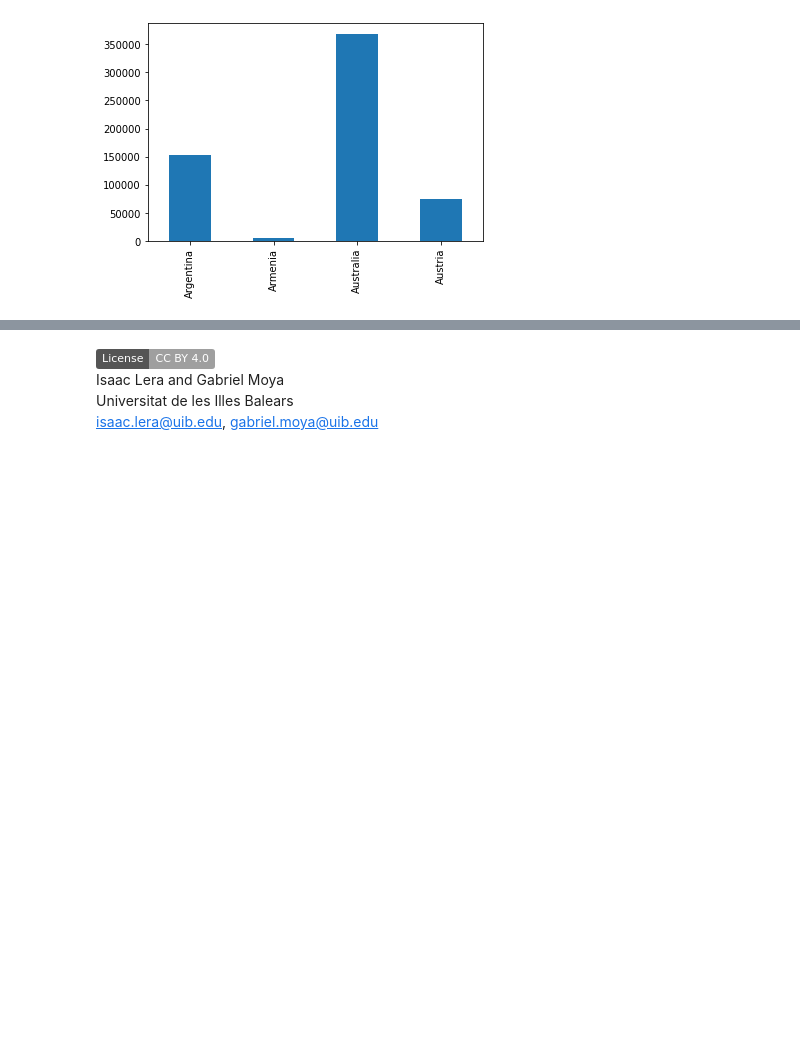
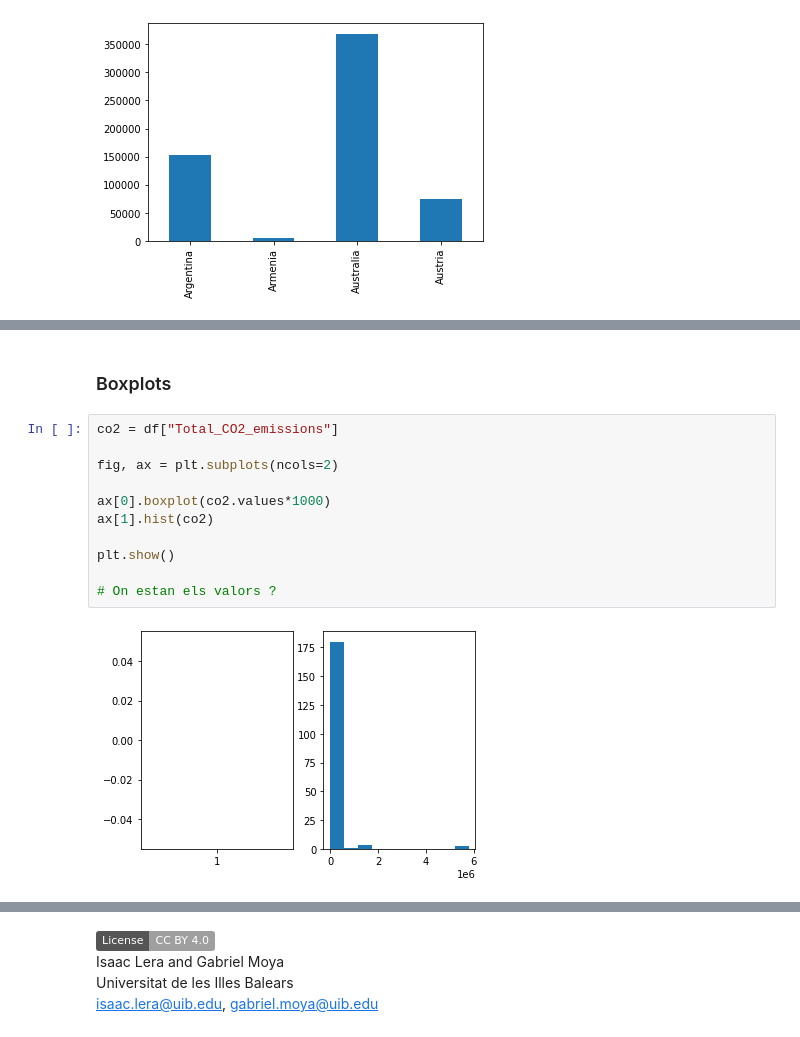
Before and after one commit to wisaaco/TallerPythonFEE, a Jupyter notebook: lessons/5/5_PandasVisualitzacions.ipynb, the cells around one changed output, grey strips where cells are left out. Saved outputs shown, nothing was run; the diff lists cells and outputs as text; badges without logos; blank space fills up the shorter version.

```diff
--- a/lessons/5/5_PandasVisualitzacions.ipynb
+++ b/lessons/5/5_PandasVisualitzacions.ipynb
@@ -178,0 +194,15 @@ plt.show()
+# %% [markdown]
+### Boxplots
+# %%
+co2 = df["Total_CO2_emissions"]
+
+fig, ax = plt.subplots(ncols=2)
+
+ax[0].boxplot(co2.values*1000)
+ax[1].hist(co2)
+
+plt.show()
+
+# On estan els valors ?
+# %% [output]
+[figure, added]
```
Also changed, not shown: parts of 33 cells of this notebook, 2 other files.
